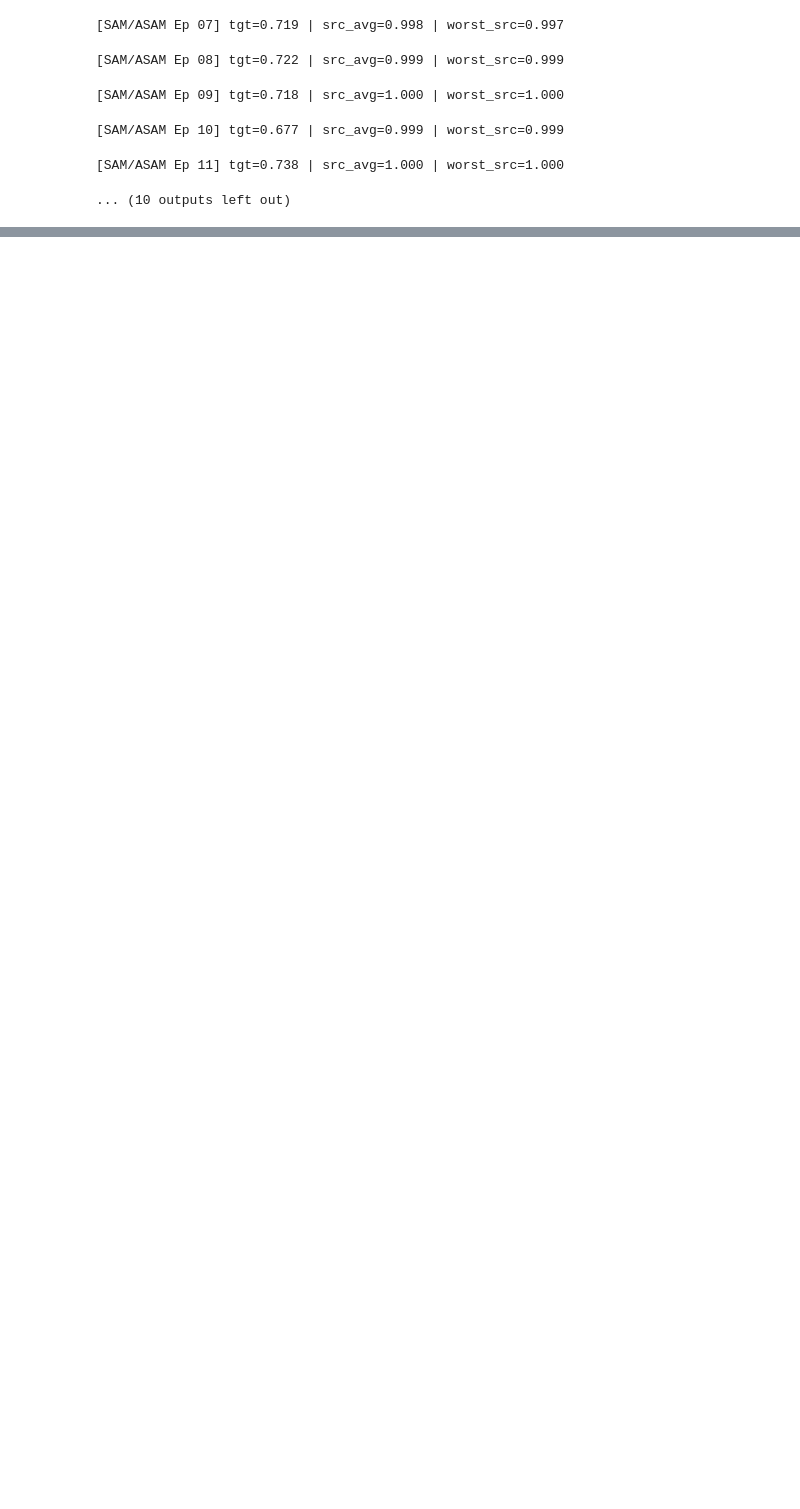
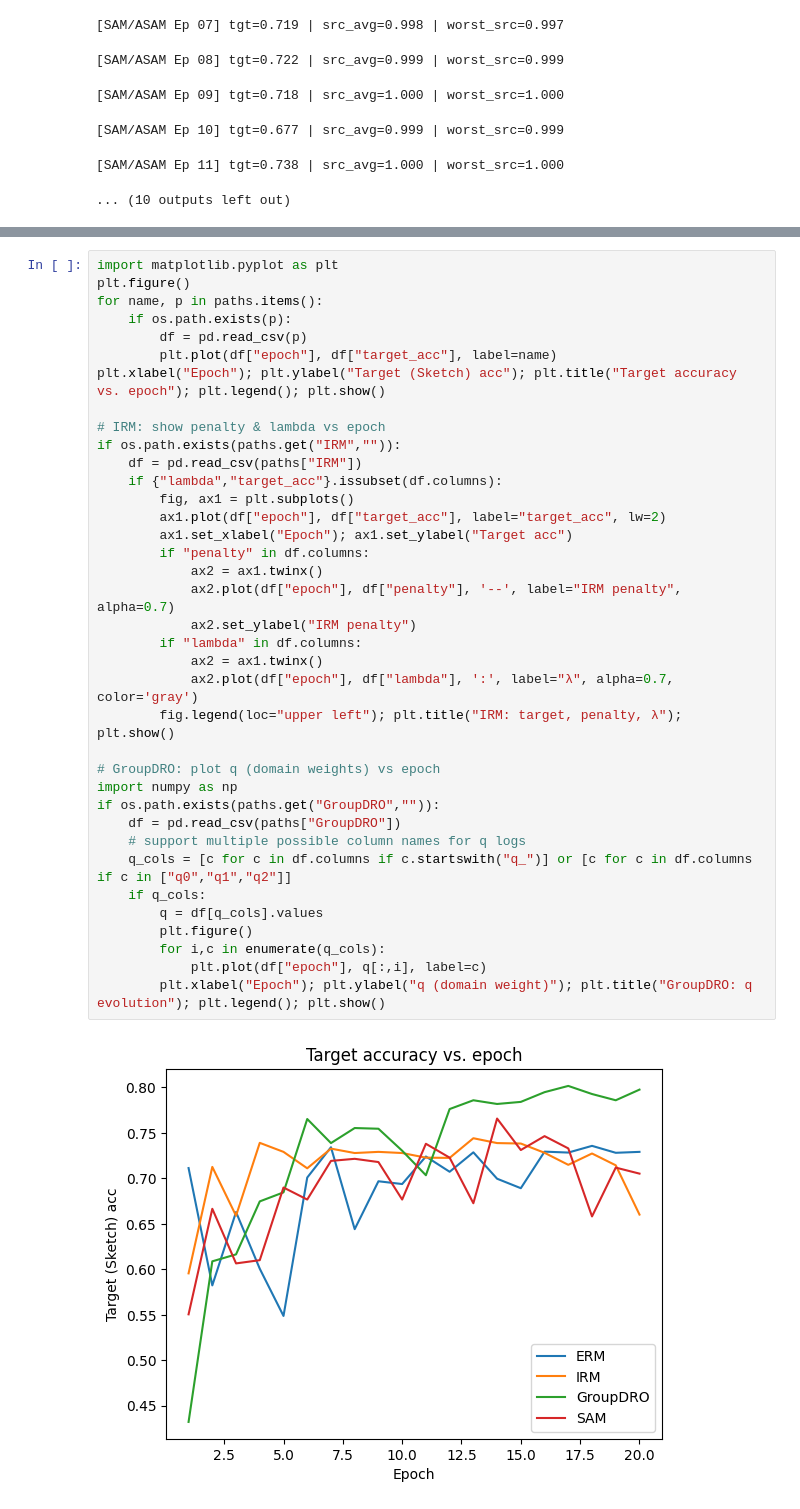
Before and after one commit to tk1475/ATML-PA2, a Jupyter notebook: Task2/Task2.ipynb, the cells around one changed output, grey strips where cells are left out. Saved outputs shown, nothing was run; the diff lists cells and outputs as text; blank space fills up the shorter version.

```diff
--- a/Task2/Task2.ipynb
+++ b/Task2/Task2.ipynb
@@ -1052,0 +1089,39 @@ Downloading: "https://download.pytorch.org/models/resnet50-11ad3fa6.pth" to /roo
+# %%
+import matplotlib.pyplot as plt
+plt.figure()
+for name, p in paths.items():
+    if os.path.exists(p):
+        df = pd.read_csv(p)
+        plt.plot(df["epoch"], df["target_acc"], label=name)
+plt.xlabel("Epoch"); plt.ylabel("Target (Sketch) acc"); plt.title("Target accuracy vs. epoch"); plt.legend(); plt.show()
+
+# IRM: show penalty & lambda vs epoch
+if os.path.exists(paths.get("IRM","")):
+    df = pd.read_csv(paths["IRM"])
+    if {"lambda","target_acc"}.issubset(df.columns):
+        fig, ax1 = plt.subplots()
+        ax1.plot(df["epoch"], df["target_acc"], label="target_acc", lw=2)
+        ax1.set_xlabel("Epoch"); ax1.set_ylabel("Target acc")
+        if "penalty" in df.columns:
+            ax2 = ax1.twinx()
+            ax2.plot(df["epoch"], df["penalty"], '--', label="IRM penalty", alpha=0.7)
+            ax2.set_ylabel("IRM penalty")
+        if "lambda" in df.columns:
+            ax2 = ax1.twinx()
+            ax2.plot(df["epoch"], df["lambda"], ':', label="λ", alpha=0.7, color='gray')
+        fig.legend(loc="upper left"); plt.title("IRM: target, penalty, λ"); plt.show()
+
+# GroupDRO: plot q (domain weights) vs epoch
+import numpy as np
+if os.path.exists(paths.get("GroupDRO","")):
+    df = pd.read_csv(paths["GroupDRO"])
+    # support multiple possible column names for q logs
+    q_cols = [c for c in df.columns if c.startswith("q_")] or [c for c in df.columns if c in ["q0","q1","q2"]]
+    if q_cols:
+        q = df[q_cols].values
+        plt.figure()
+        for i,c in enumerate(q_cols):
+            plt.plot(df["epoch"], q[:,i], label=c)
+        plt.xlabel("Epoch"); plt.ylabel("q (domain weight)"); plt.title("GroupDRO: q evolution"); plt.legend(); plt.show()
+# %% [output]
+[figure, added]
```
Also changed, not shown: parts of 6 cells of this notebook, 6 other files.
